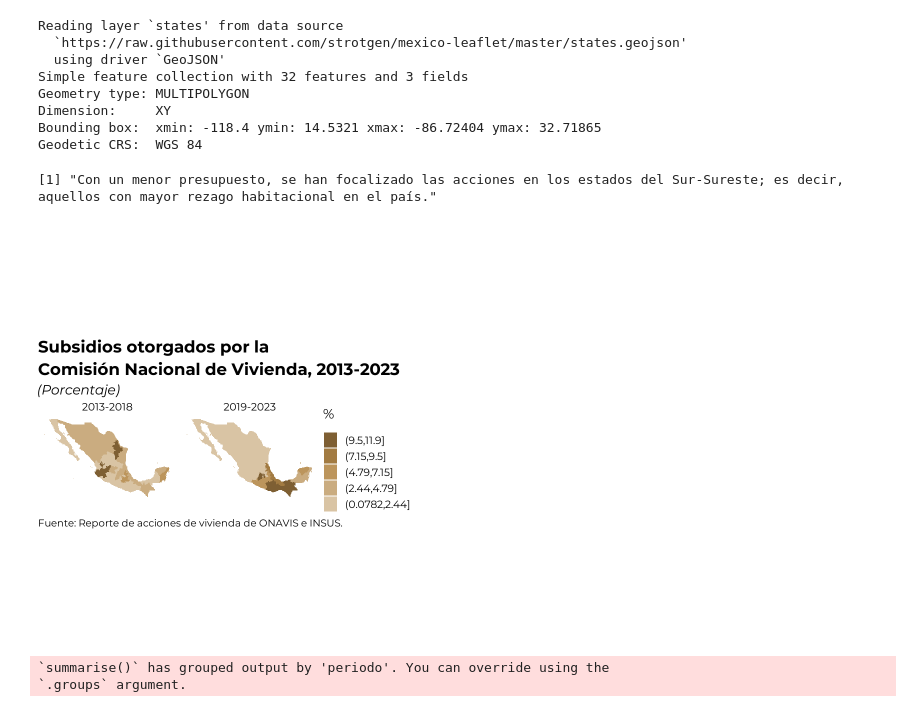
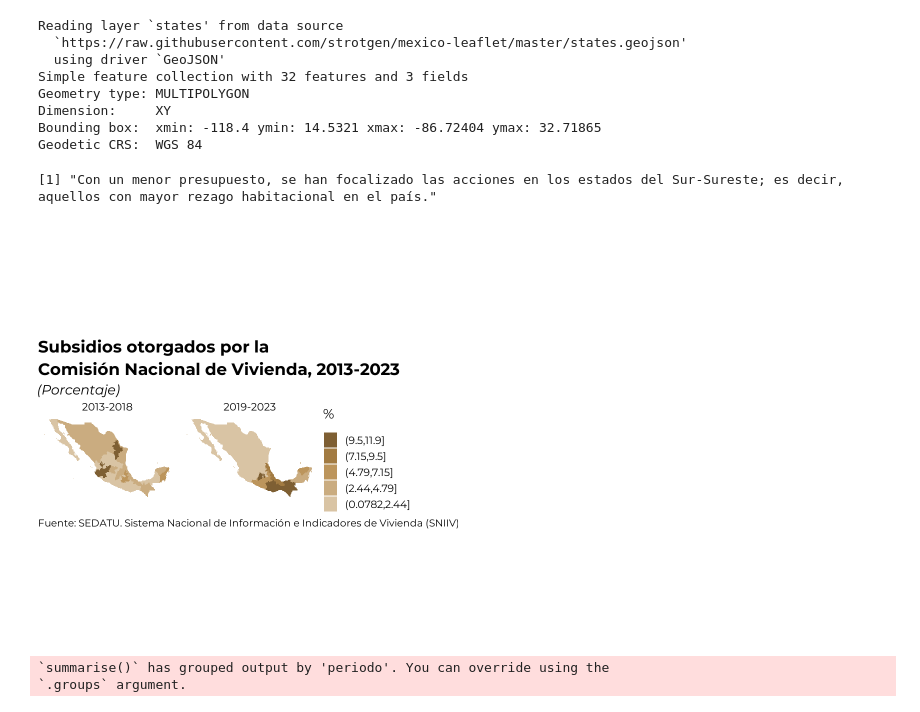
Before and after one commit to claudiodanielpc/datavivi, a Jupyter notebook: dia_vivi.ipynb, the cells around one changed output. Saved outputs shown, nothing was run; the diff lists cells and outputs as text; code cells hidden in the pictures.

```diff
--- a/dia_vivi.ipynb
+++ b/dia_vivi.ipynb
@@ -88,30 +88,30 @@ ent$acciones_cat <- cut(ent$porcentaje, breaks = 5)
 # %%
 ent%>%
   ggplot() +
   # Capa con datos de los municipios
   geom_sf(data=ent,aes(fill = acciones_cat),
           colour = "#1C00ff00", size = 0.07) +
   # Agrega título, subtítulo y fuente
   labs(title = "Subsidios otorgados por la
 Comisión Nacional de Vivienda, 2013-2023",
        subtitle="(Porcentaje)",
        caption = "
-Fuente: Reporte de acciones de vivienda de ONAVIS e INSUS.") +
+Fuente: SEDATU. Sistema Nacional de Información e Indicadores de Vivienda (SNIIV).") +
   scale_fill_manual("%",values = custom_palette)+
   guides(fill = guide_legend(reverse = TRUE)) +
     theme_void()+
   theme(plot.title = element_text(hjust = 0, size=25,face="bold"),
         plot.subtitle = element_text(hjust = 0, size=20, face="italic"),
         plot.caption = element_text(hjust = 0,size=15),
         legend.position="right",
         #Fuente y tamaño
         text=element_text("pop",
                           size=20))+
     facet_wrap(~periodo)
 print("Con un menor presupuesto, se han focalizado las acciones en los estados del Sur-Sureste; es decir, aquellos con mayor rezago habitacional en el país.")
 # %% [output]
 [1] "Con un menor presupuesto, se han focalizado las acciones en los estados del Sur-Sureste; es decir, aquellos con mayor rezago habitacional en el país."
-[figure, old version]
+[figure, new version]
 # %%
 url="https://sniiv.sedatu.gob.mx/api/CuboAPI/GetFinanciamiento/2013,2023/0/0/anio,organismo,rango_edad"
 # %%
```
